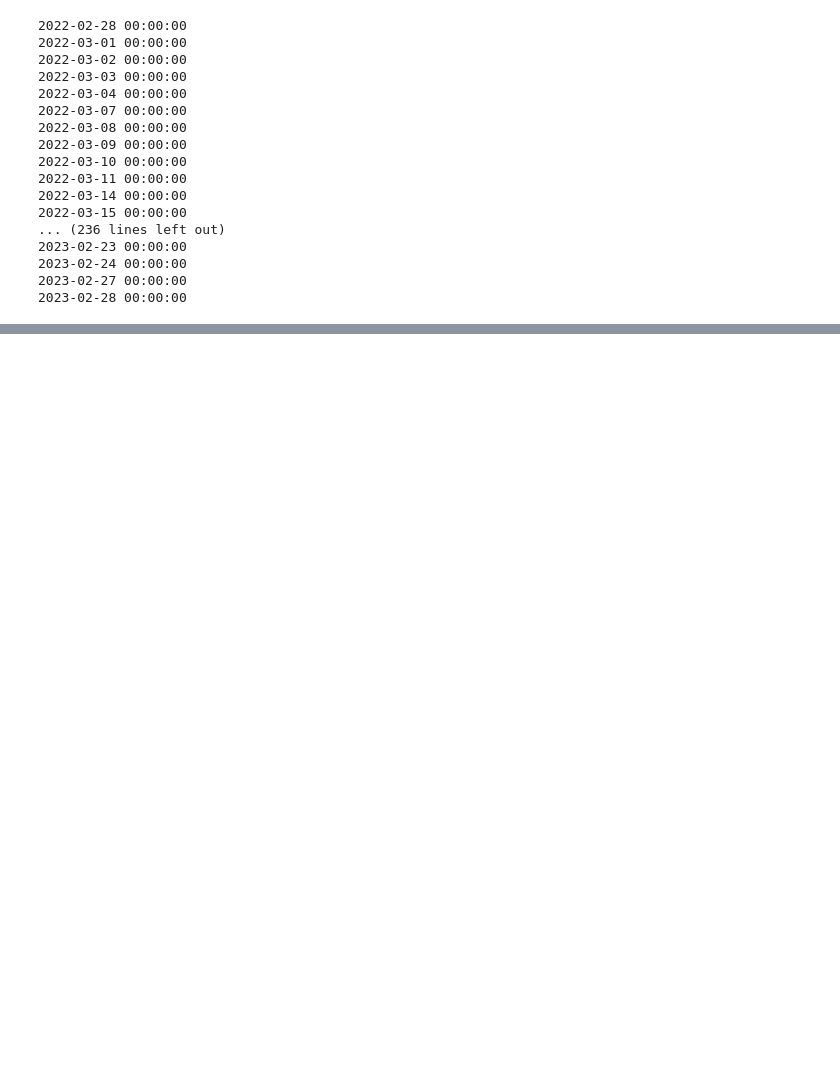
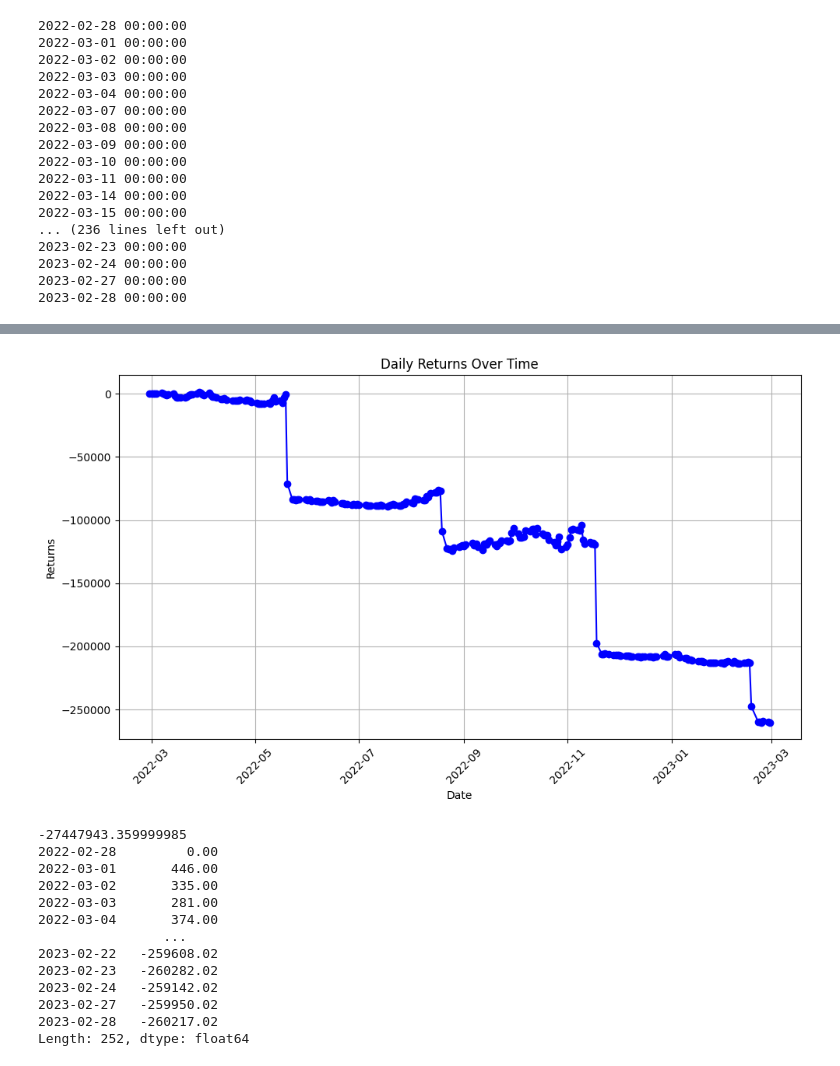
Before and after one commit to MehmetETiryaki/equitymarkets-project, a Jupyter notebook: short_straddle.ipynb, the cells around one changed output, grey strips where cells are left out. Drawn from its saved outputs; the diff is of its cells as text; code cells hidden in the pictures; blank space fills up the shorter version.

```diff
--- a/short_straddle.ipynb
+++ b/short_straddle.ipynb
@@ -178,6 +181,6 @@ print(daily_returns)
 Length: 252, dtype: float64
 # %%
-def get_hedge_count(options_df: pd.DataFrame, options_symbols: list[str], date: pd.Timestamp) -> int:
+def get_hedge_count(options_df: pd.DataFrame, options_symbols: list[str], date: pd.Timestamp) -> float:
     total_delta = 0
     for symbol in options_symbols:
         option_at_given_time = options_df.loc[(options_df["symbol"] == symbol) & (options_df["date"] == date)]
@@ -191,7 +194,7 @@ def get_hedge_count(options_df: pd.DataFrame, options_symbols: list[str], date:
             print(f"No data for {symbol} on {date}")
             continue  # Skip to the next iteration if no data found
 
-    return int(-1 * round(total_delta) * 100)
+    return total_delta
 
 def backtest_short_straddle_with_premium_change(options_df, underlying_df, start_date, end_date):
     portfolio = {'options': [], 'underlying': 0, 'cash': 0}
@@ -212,19 +215,22 @@ def backtest_short_straddle_with_premium_change(options_df, underlying_df, start
         for option in portfolio['options']:
             # Fetch the option data that is most current as of the current_date
             option_data_latest = options_df.loc[(options_df['symbol'] == option['symbol']) & (options_df['date'] <= current_date)].sort_values(by='date').iloc[-1]
-
+            spot_price = underlying_df.loc[underlying_df['date'] == current_date, 'PRC'].item()
             if option_data_latest['exdate'] == current_date:
                 # Calculate and realize P&L from option expiration
-                spot_price = underlying_df.loc[underlying_df['date'] == current_date, 'PRC'].item()
                 pnl = max(option_data_latest['strike_price'] / 1000 - spot_price, 0) if 'P' in option_data_latest['symbol'] else max(spot_price - option_data_latest['strike_price'] / 1000, 0)
                 pnl *= option_data_latest['contract_size']
-                portfolio['cash'] += pnl - option['premium_received']
+                portfolio['cash'] += pnl
                 options_to_remove.append(option)
             else:
                 # Calculate unrealized P&L for non-expiring options using the most recent premium information
                 current_premium = (option_data_latest['best_bid'] + option_data_latest['best_offer']) / 2
-                premium_change = option['premium_received'] - current_premium * option_data_latest['contract_size']
+                premium_change =  current_premium * option_data_latest['contract_size']
                 daily_unrealized_pnl += premium_change
+                underlying_value = spot_price * portfolio['underlying']
+                daily_unrealized_pnl += underlying_value
+
+        daily_unrealized_pnl -= portfolio['cash']  # Subtract cash from daily unrealized P&L
 
         # Remove expired options
         for option in options_to_remove:
@@ -252,24 +258,24 @@ def backtest_short_straddle_with_premium_change(options_df, underlying_df, start
         # portfolio['cash'] -= rebalance_cost
 
         # # Adjusted rebalancing code snippet
-        # hedge_adjustment = get_hedge_count(options_df, portfolio_option_symbols, current_date)
+        # delta_value = get_hedge_count(options_df, portfolio_option_symbols, current_date)
+        # delta_value += 0.01 * portfolio['underlying']
+        # underlying_adjustment = int(round(delta_value * 100 * -1)) # Number of underlying to buy/sell
         # current_price = underlying_df.loc[underlying_df['date'] == current_date, 'PRC'].item()
-        # rebalance_cost = hedge_adjustment * current_price
-        # portfolio['underlying'] += hedge_adjustment  # Adjust the current holding based on the hedge count
+        # rebalance_cost = underlying_adjustment * current_price
+        # portfolio['underlying'] += underlying_adjustment  # Adjust the current holding based on the hedge count
         # portfolio['cash'] -= rebalance_cost  # Adjust the cash position based on the cost to rebalance
 
         # Add daily unrealized P&L from options to daily returns
         # Calculate and include real cash changes in daily P&L
-        cash_change = portfolio['cash'] - previous_cash
-        daily_pnl = daily_unrealized_pnl + cash_change  # Update to include cash change
-        daily_returns.append(daily_pnl)
+        daily_returns.append(daily_unrealized_pnl)
 
         previous_cash = portfolio['cash']
 
     return pd.Series(daily_returns, index=trading_day_index)
 
 # Execute the backtest
-daily_returns_no_rebalancing = backtest_short_straddle_with_premium_change(AAPL_options, AAPL_underlying, AAPL_options['date'].min(), AAPL_options['date'].max())
+daily_returns = backtest_short_straddle_with_premium_change(AAPL_options, AAPL_underlying, AAPL_options['date'].min(), AAPL_options['date'].max())
 # %% [output]
 2022-02-28 00:00:00
 2022-03-01 00:00:00
@@ -312,0 +297,30 @@ Length: 252, dtype: float64
+# %%
+# Assuming daily_returns is a pandas Series with a datetime index
+plt.figure(figsize=(10, 6))  # Set the figure size
+plt.plot(daily_returns.index, daily_returns.values, marker='o', linestyle='-', color='b')  # Plot daily returns
+plt.title('Daily Returns Over Time')  # Set title
+plt.xlabel('Date')  # Set x-axis label
+plt.ylabel('Returns')  # Set y-axis label
+plt.grid(True)  # Show grid
+plt.xticks(rotation=45)  # Rotate x-axis labels for better readability
+plt.tight_layout()  # Adjust layout to make room for the rotated x-axis labels
+plt.show()  # Display the plot
+
+total_returns = daily_returns.sum()
+print(total_returns)
+print(daily_returns)
+# %% [output]
+[figure, added]
+-27447943.359999985
+2022-02-28         0.00
+2022-03-01       446.00
+2022-03-02       335.00
+2022-03-03       281.00
+2022-03-04       374.00
+                ...
+2023-02-22   -259608.02
+2023-02-23   -260282.02
+2023-02-24   -259142.02
+2023-02-27   -259950.02
+2023-02-28   -260217.02
+Length: 252, dtype: float64
```
Also changed, not shown: parts of 3 cells of this notebook.
